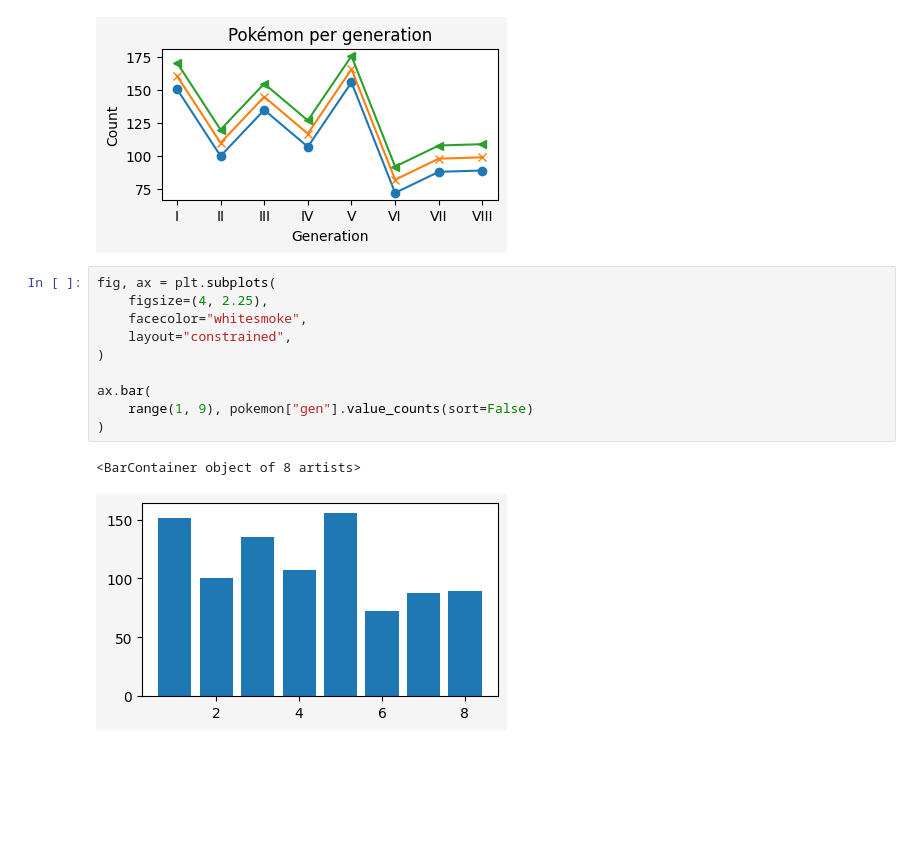
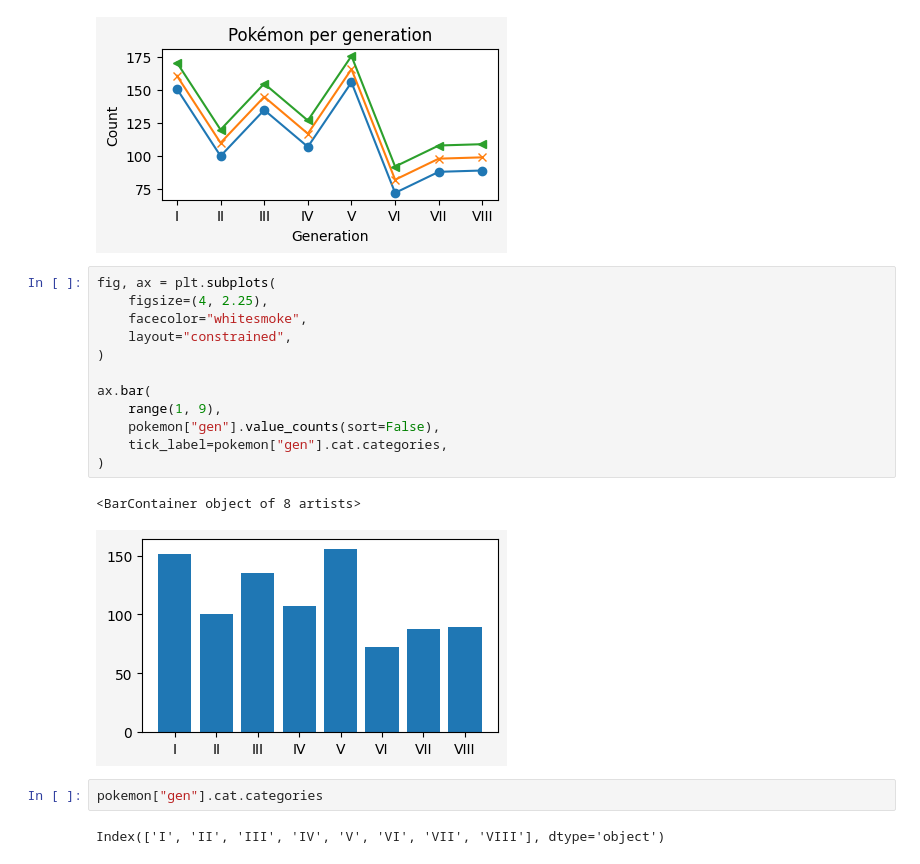
Before and after one commit to mathspp/20240510-webinar-pandas-matplotlib, a Jupyter notebook: webinar.ipynb, the cells around one changed output. Cells and saved outputs as stored; diff of their text form; blank space fills up the shorter version.

```diff
--- a/webinar.ipynb
+++ b/webinar.ipynb
@@ -757,13 +757,19 @@ _ = ax.set_ylabel("Count")
 # %%
 fig, ax = plt.subplots(
     figsize=(4, 2.25),
     facecolor="whitesmoke",
     layout="constrained",
 )
 
 ax.bar(
-    range(1, 9), pokemon["gen"].value_counts(sort=False)
+    range(1, 9),
+    pokemon["gen"].value_counts(sort=False),
+    tick_label=pokemon["gen"].cat.categories,
 )
 # %% [output]
 <BarContainer object of 8 artists>
-[figure, old version]
+[figure, new version]
+# %%
+pokemon["gen"].cat.categories
+# %% [output]
+Index(['I', 'II', 'III', 'IV', 'V', 'VI', 'VII', 'VIII'], dtype='object')
```
